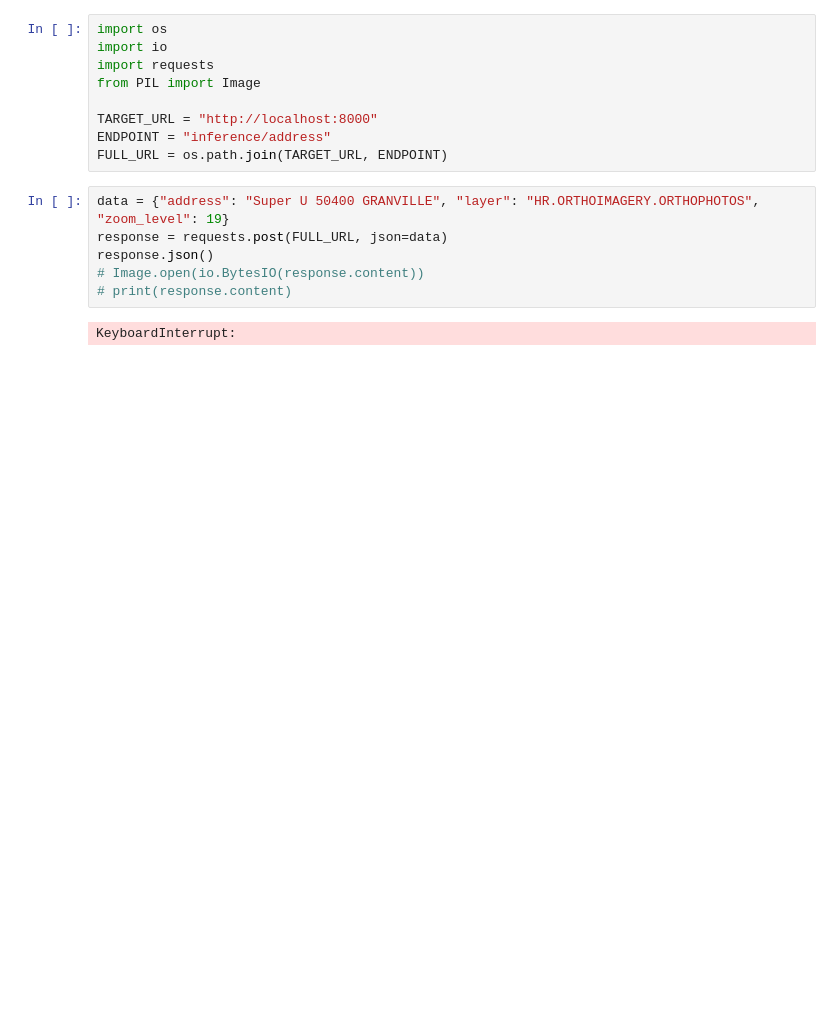
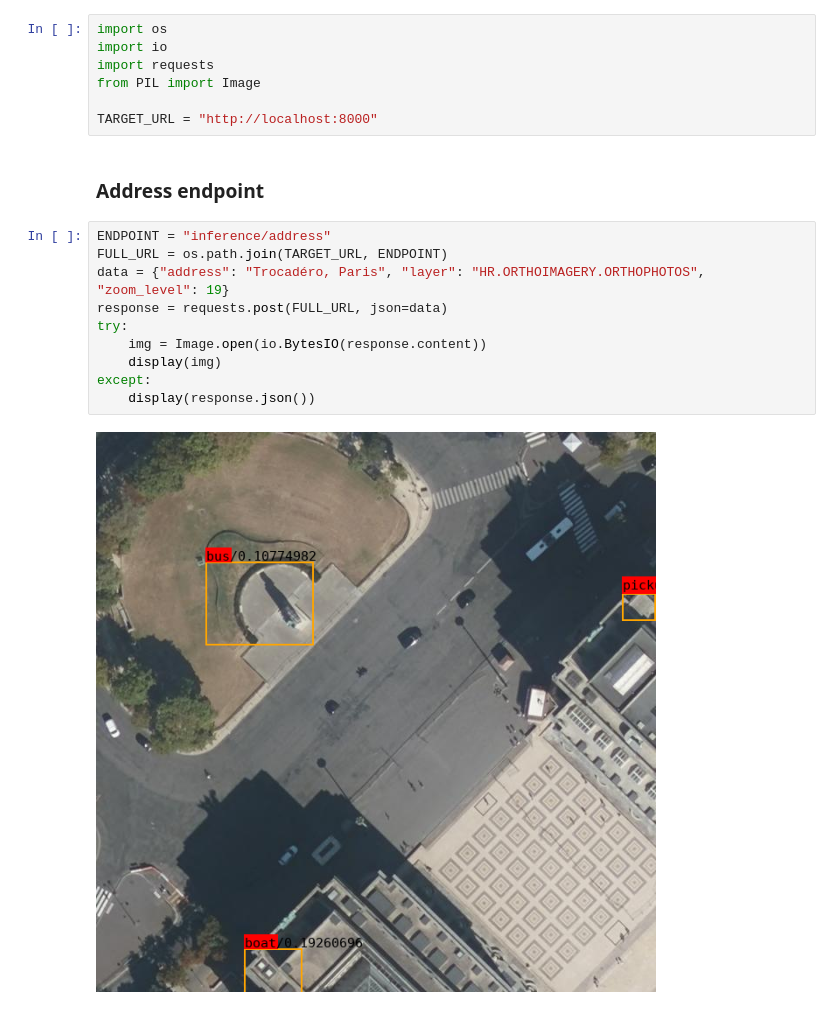
Before and after one commit to louistransfer/object_detection_ign, a Jupyter notebook: notebooks/api_endpoints.ipynb, the cells around one changed output. Drawn from its saved outputs; the diff is of its cells as text; blank space fills up the shorter version.

```diff
--- a/notebooks/api_endpoints.ipynb
+++ b/notebooks/api_endpoints.ipynb
@@ -5,13 +5,17 @@ import requests
 from PIL import Image
 
 TARGET_URL = "http://localhost:8000"
-ENDPOINT = "inference/address"
-FULL_URL = os.path.join(TARGET_URL, ENDPOINT)
+# %% [markdown]
+### Address endpoint
 # %%
-data = {"address": "Super U 50400 GRANVILLE", "layer": "HR.ORTHOIMAGERY.ORTHOPHOTOS", "zoom_level": 19}
+ENDPOINT = "inference/address"
+FULL_URL = os.path.join(TARGET_URL, ENDPOINT)
+data = {"address": "Trocadéro, Paris", "layer": "HR.ORTHOIMAGERY.ORTHOPHOTOS", "zoom_level": 19}
 response = requests.post(FULL_URL, json=data)
-response.json()
-# Image.open(io.BytesIO(response.content))
-# print(response.content)
+try:
+    img = Image.open(io.BytesIO(response.content))
+    display(img)
+except:
+    display(response.json())
 # %% [output]
-KeyboardInterrupt:
+[figure, added]
```
Also changed, not shown: parts of 2 cells of this notebook, 7 other files.
